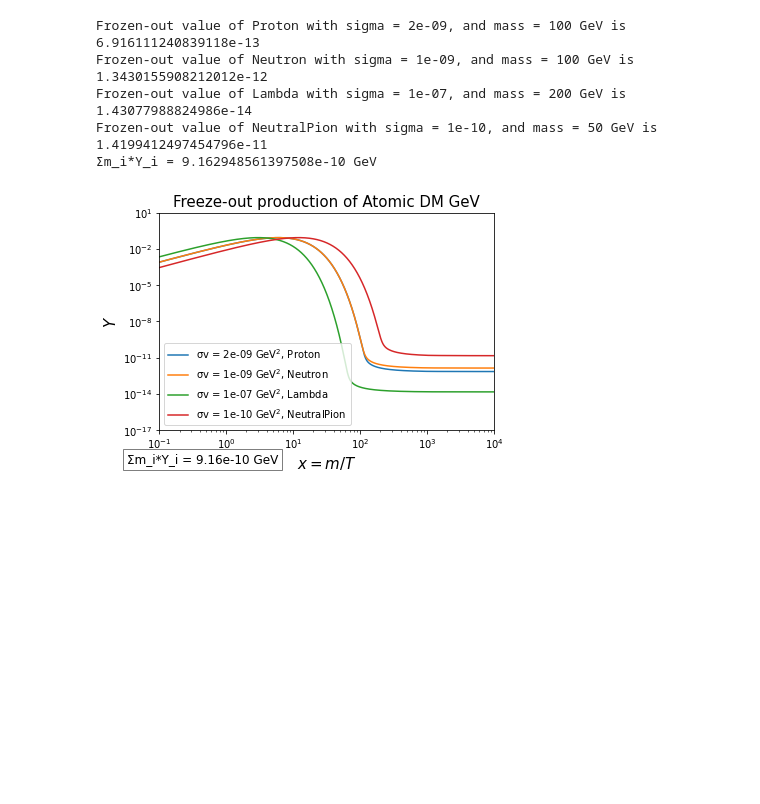
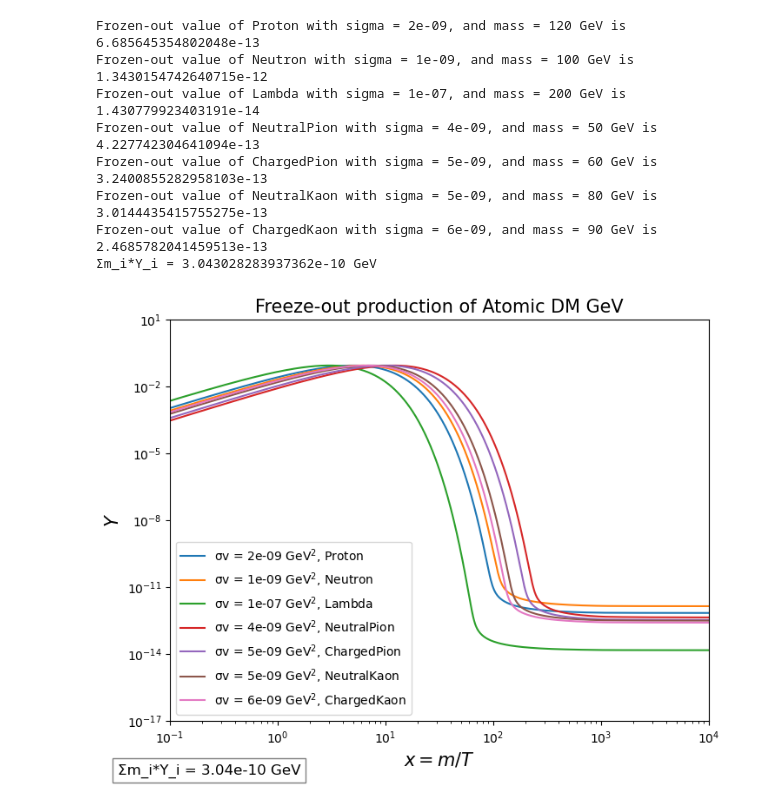
Before and after one commit to IgalPress/Thesis, a Jupyter notebook: MinimalWorkingExample.ipynb, the cells around one changed output. Cells and saved outputs as stored; diff of their text form; code cells hidden in the pictures; blank space fills up the shorter version.

```diff
--- a/MinimalWorkingExample.ipynb
+++ b/MinimalWorkingExample.ipynb
@@ -26,7 +26,7 @@ M_Pl = 1.22e19  # Planck mass in GeV
 
 # Particle properties
 particle_mass = {
-    'Proton': 100,
+    'Proton': 120,
     'Lambda': 200,
     'Neutron': 100,
     'NeutralPion': 50,
@@ -39,8 +39,8 @@ particle_cross_sections = {
     'Proton': 2e-9,
     'Neutron': 1e-9,
     'Lambda': 1e-7,
-    'NeutralPion': 1e-10,
-    'ChargedPion': 2e-20,
+    'NeutralPion': 4e-9,
+    'ChargedPion': 5e-9,
     'NeutralKaon': 5e-9,
     'ChargedKaon': 6e-9,
 }
@@ -79,7 +79,7 @@ def dYdx_log(x, logY, particle):
     return -((Y**2 - Y_EQ(x_ratio, particle)**2) * Variables(x_ratio, particle)) / Y # d(logY)/dx
 # %%
 # Integration setup
-particles = ["Proton", "Neutron", "Lambda", "NeutralPion"]
+particles = ["Proton", "Neutron", "Lambda", "NeutralPion", "ChargedPion", "NeutralKaon", "ChargedKaon"]
 
 x_min, x_max = 1e-2, 1E4
 x_eval = np.logspace(np.log10(x_min), np.log10(x_max), 10000)
@@ -87,6 +87,7 @@ x_eval = np.logspace(np.log10(x_min), np.log10(x_max), 10000)
 # Plot equilibrium abundance
 xx = np.logspace(np.log10(x_min), np.log10(1000), 10000)
 #plt.loglog(xx, Y_EQ(xx, 'Proton'), 'c', label=r'$Y_{\rm eq}$, Proton')
+#plt.figure(figsize=(8, 6))
 
 
 FreezeOutNumber = np.array([])
@@ -103,37 +104,40 @@ for particle in particles:
         (x_min, x_max),
         [np.log(Y_EQ(x_min, particle))],
         method='BDF',
         t_eval=x_eval,
         rtol=1e-10,
         atol=1e-10
     )
 
     # Convert back from log space
     Y_values = np.exp(sol.y[0])
 
     print(f'Frozen-out value of {particle} with sigma = {cross_section}, and mass = {mass} GeV is {Y_values[-1]}')
 
     plt.loglog(sol.t, Y_values, label=f'σv = {cross_section} GeV$^{2}$, {particle}')
 
     FreezeOutNumber = np.append(FreezeOutNumber, Y_values[-1])
     masses = np.append(masses, mass)
 
 print(f'Σm_i*Y_i = {np.sum(np.multiply(masses,FreezeOutNumber))} GeV')
 
 
 plt.ylim(1E-17,10)
 plt.xlim(0.1,x_max)
 plt.xlabel('$x = m/T$', size= 15)
 plt.ylabel('$Y$', size= 15)
 plt.title('Freeze-out production of Atomic DM GeV', size= 15)
 plt.legend()
 plt.gcf().text(0.05, 0.001, f"Σm_i*Y_i = {format(np.sum(np.multiply(masses, FreezeOutNumber)), '.2e')} GeV", fontsize=12, ha='left', va='bottom', bbox=dict(facecolor='white', alpha=0.5))
-plt.show()
+#plt.show()
 #plt.savefig('MinExample.png')
 # %% [output]
-Frozen-out value of Proton with sigma = 2e-09, and mass = 100 GeV is 6.916111240839118e-13
-Frozen-out value of Neutron with sigma = 1e-09, and mass = 100 GeV is 1.3430155908212012e-12
-Frozen-out value of Lambda with sigma = 1e-07, and mass = 200 GeV is 1.43077988824986e-14
-Frozen-out value of NeutralPion with sigma = 1e-10, and mass = 50 GeV is 1.4199412497454796e-11
-Σm_i*Y_i = 9.162948561397508e-10 GeV
+Frozen-out value of Proton with sigma = 2e-09, and mass = 120 GeV is 6.685645354802048e-13
+Frozen-out value of Neutron with sigma = 1e-09, and mass = 100 GeV is 1.3430154742640715e-12
+Frozen-out value of Lambda with sigma = 1e-07, and mass = 200 GeV is 1.430779923403191e-14
+Frozen-out value of NeutralPion with sigma = 4e-09, and mass = 50 GeV is 4.227742304641094e-13
+Frozen-out value of ChargedPion with sigma = 5e-09, and mass = 60 GeV is 3.2400855282958103e-13
+Frozen-out value of NeutralKaon with sigma = 5e-09, and mass = 80 GeV is 3.0144435415755275e-13
+Frozen-out value of ChargedKaon with sigma = 6e-09, and mass = 90 GeV is 2.4685782041459513e-13
+Σm_i*Y_i = 3.043028283937362e-10 GeV
-[figure, old version]
+[figure, new version]
```
Also changed, not shown: 4 other files.
